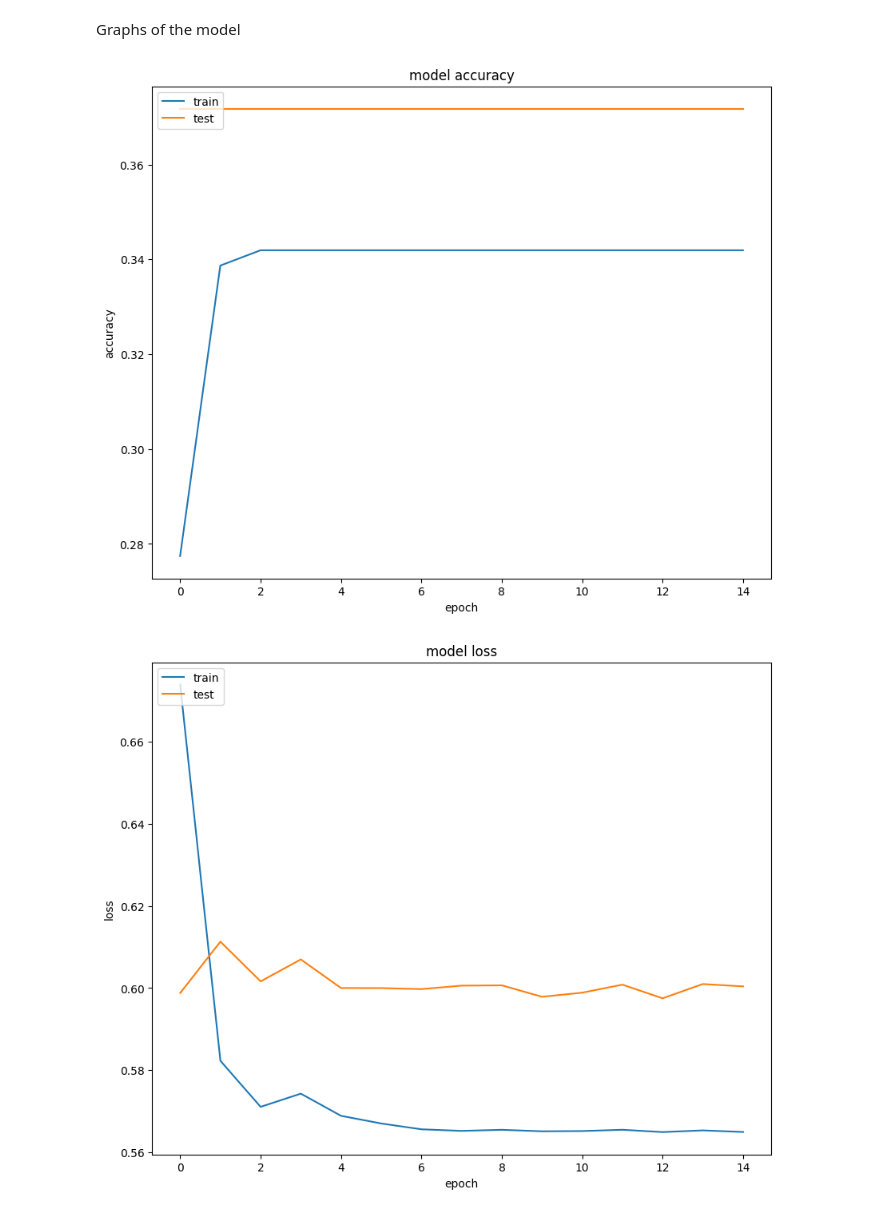
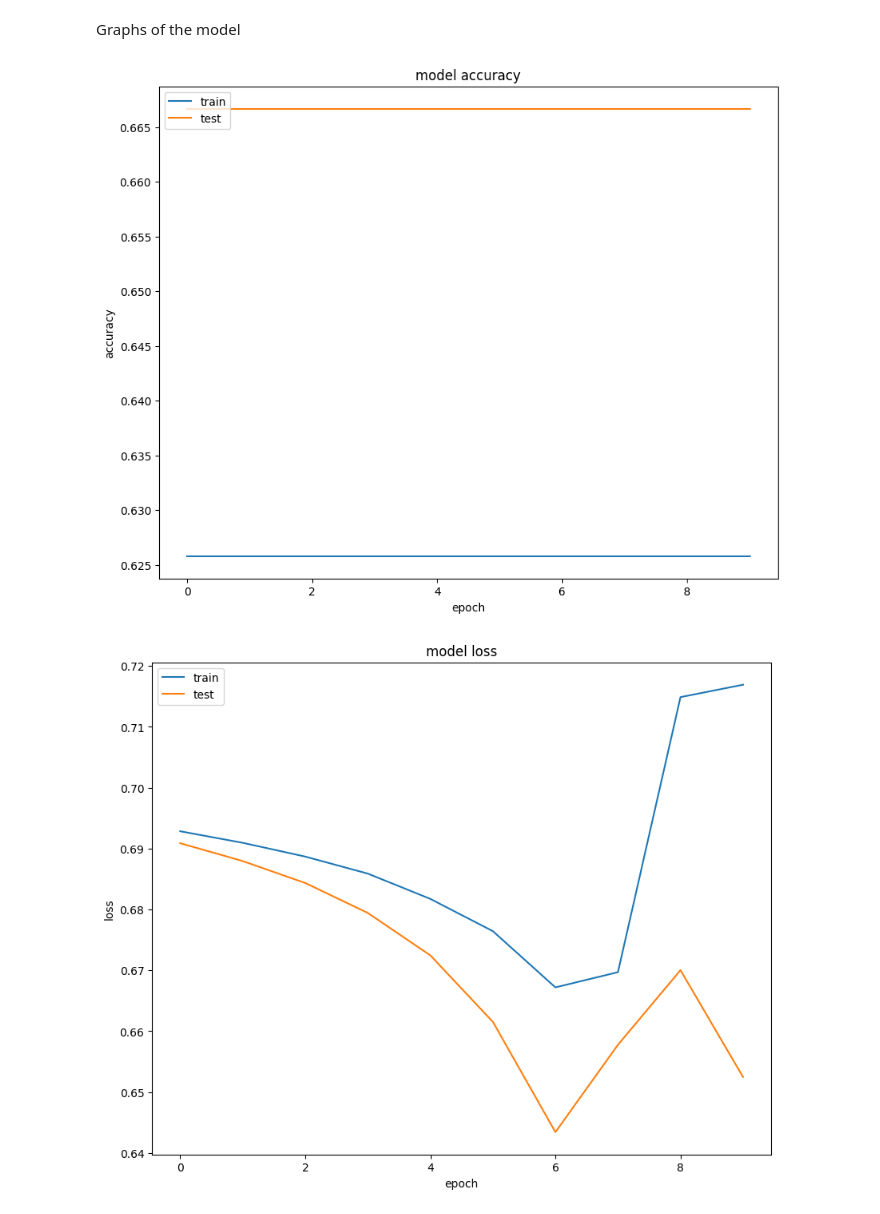
Before and after one commit to GanaelD/Challenge_data_HPDDVL, a Jupyter notebook: src/data_processing_with_keras_DL_multilabel_multioutputlayer.ipynb, the cells around one changed output. Cells and saved outputs as stored; diff of their text form; code cells hidden in the pictures.

Commit message:
multiple output layer

```diff
--- a/src/data_processing_with_keras_DL_multilabel_multioutputlayer.ipynb
+++ b/src/data_processing_with_keras_DL_multilabel_multioutputlayer.ipynb
@@ -101,5 +97,9 @@ X_train_cleaned = []
 for sentences in X_train['lemmes']:
     X_train_cleaned.append(preprocess_text(sentences))
 
+X_train_cleaned = pd.DataFrame(X_train_cleaned, columns=['values'])
+
 print(X_train_cleaned)
+
+#print(X_train_cleaned)
 # %% [output]
@@ -110,9 +155,10 @@ Word embedding
 #launch once or relaunch previous cell
 
 tokenizer = Tokenizer(num_words=5000)
-tokenizer.fit_on_texts(X_train_cleaned)
+tokenizer.fit_on_texts(X_train)
 
-X_train_cleaned = tokenizer.texts_to_sequences(X_train_cleaned)
+X_train = tokenizer.texts_to_sequences(X_train)
+X_test = tokenizer.texts_to_sequences(X_test)
 
 #print(X_train_cleaned)
 
@@ -120,6 +166,7 @@ vocab_size = len(tokenizer.word_index) + 1
 
 maxlen = 200
 
-X_train_cleaned = pad_sequences(X_train_cleaned, padding='post', maxlen=maxlen)
+X_train = pad_sequences(X_train, padding='post', maxlen=maxlen)
+X_test = pad_sequences(X_test, padding='post', maxlen=maxlen)
 
 #print(X_train_cleaned)
@@ -195,14 +199,16 @@ for word, index in tokenizer.word_index.items():
 # %% [markdown]
 NN model
 # %%
-deep_inputs = Input(shape=(maxlen,))
-embedding_layer = Embedding(vocab_size, 300, weights=[embedding_matrix], trainable=False)(deep_inputs)
-LSTM_Layer_1 = LSTM(128)(embedding_layer)
+input_1 = Input(shape=(maxlen,))
+embedding_layer = Embedding(vocab_size, 300, weights=[embedding_matrix], trainable=False)(input_1)
+LSTM_Layer1 = LSTM(32)(embedding_layer)
 
-#4 labels -> 4 neurons
-dense_layer_1 = Dense(4, activation='sigmoid')(LSTM_Layer_1)
-model = Model(inputs=deep_inputs, outputs=dense_layer_1)
+output1 = Dense(1, activation='sigmoid')(LSTM_Layer1)
+output2 = Dense(1, activation='sigmoid')(LSTM_Layer1)
+output3 = Dense(1, activation='sigmoid')(LSTM_Layer1)
+output4 = Dense(1, activation='sigmoid')(LSTM_Layer1)
 
+model = Model(inputs=input_1, outputs=[output1, output2, output3, output4])
 model.compile(loss='binary_crossentropy', optimizer='adam', metrics=['acc'])
 # %% [markdown]
 Summary of the NN
@@ -241,5 +246,7 @@ plot_model(model, to_file='model_plot4a.png', show_shapes=True, show_layer_names
 # %% [markdown]
 Train model
 # %%
-history = model.fit(X_train, y_train, batch_size=32, epochs=15, verbose=1, validation_split=0.2)
+#history = model.fit(X_train, y_train, batch_size=32, epochs=5, verbose=1, validation_split=0.2)
+
+history = model.fit(x=X_train, y=[y1_train, y2_train, y3_train, y4_train], batch_size=128, epochs=10, verbose=1, validation_split=0.2)
 # %% [output]
@@ -276,23 +289,23 @@ Graphs of the model
 # %%
-import matplotlib.pyplot as plt
+#print(history.history)
 
-plt.plot(history.history['acc'])
-plt.plot(history.history['val_acc'])
+plt.plot(history.history['dense_1_acc'])
+plt.plot(history.history['val_dense_1_acc'])
 
 plt.title('model accuracy')
 plt.ylabel('accuracy')
 plt.xlabel('epoch')
 plt.legend(['train','test'], loc='upper left')
 plt.show()
 
-plt.plot(history.history['loss'])
-plt.plot(history.history['val_loss'])
+plt.plot(history.history['dense_1_loss'])
+plt.plot(history.history['val_dense_1_loss'])
 
 plt.title('model loss')
 plt.ylabel('loss')
 plt.xlabel('epoch')
 plt.legend(['train','test'], loc='upper left')
 plt.show()
 # %% [output]
-[figure, old version]
+[figure, new version]
-[figure, old version]
+[figure, new version]
```
Also changed, not shown: parts of 20 cells of this notebook, 1 other file.
